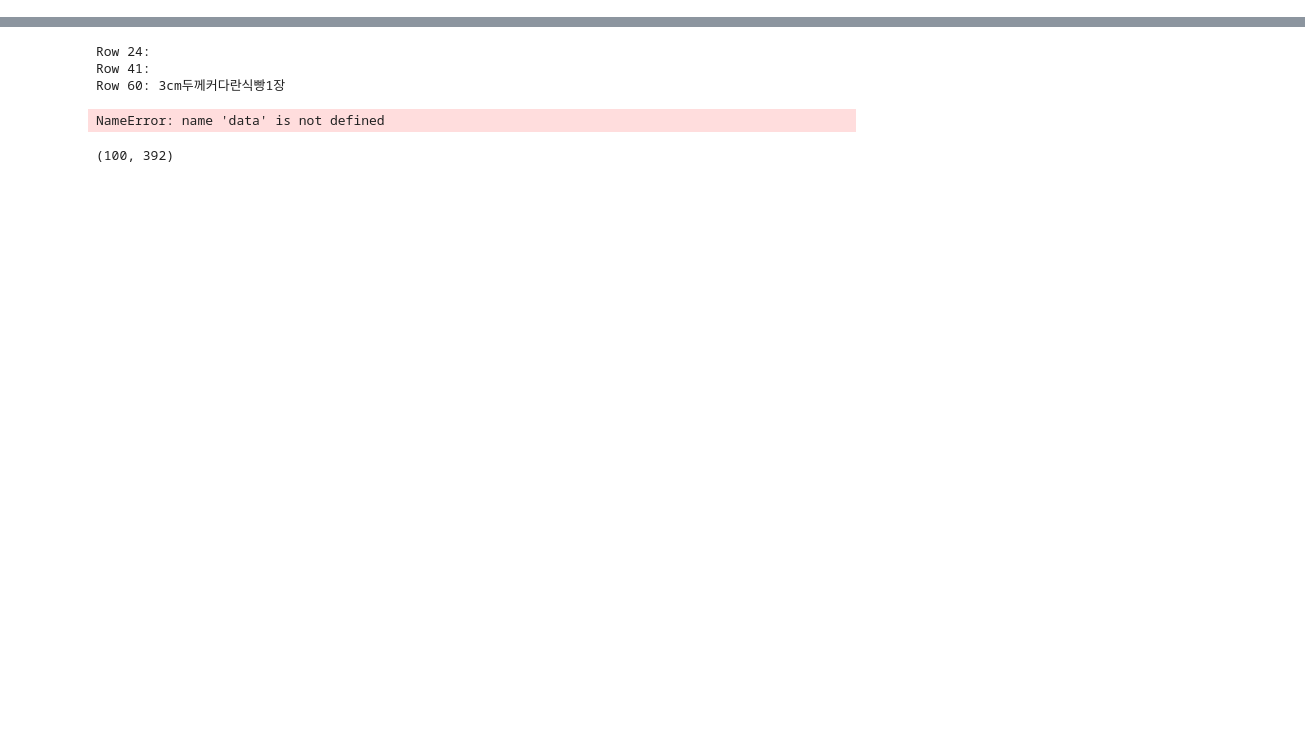
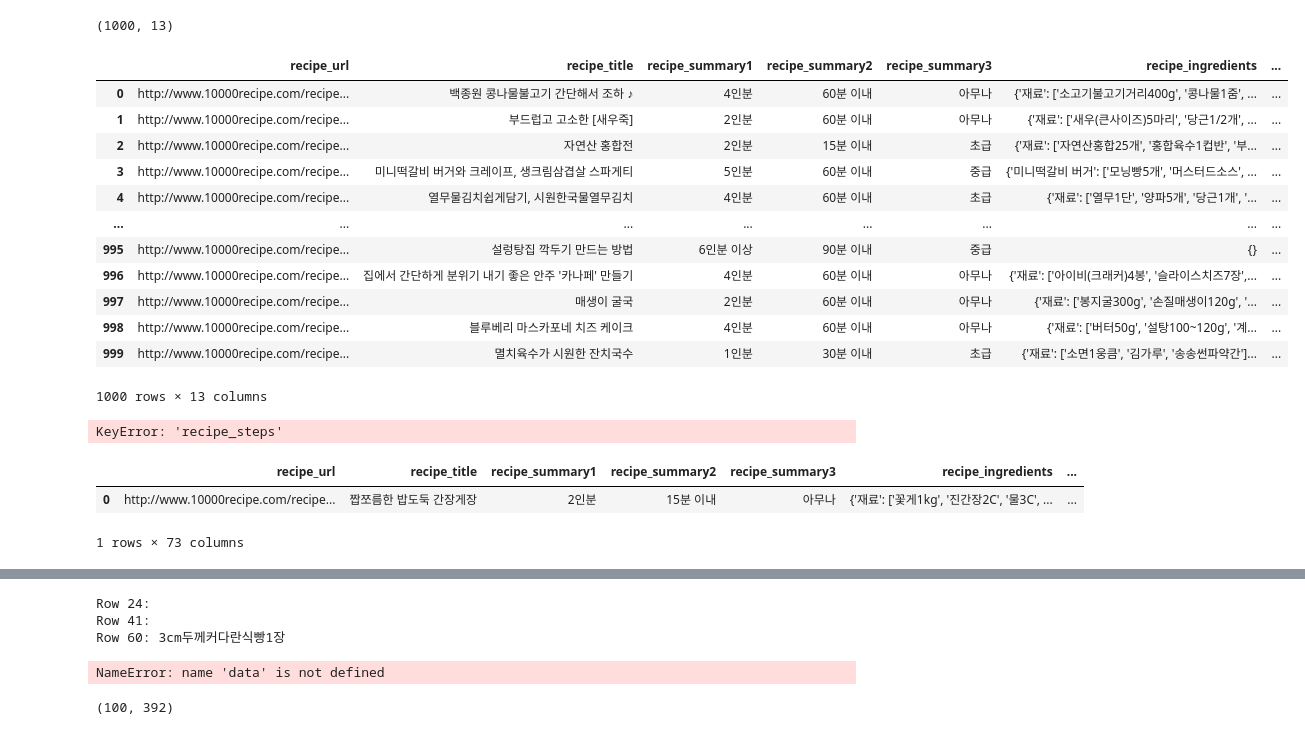
Before and after one commit to kwonhwijun/recipe, a Jupyter notebook: models/feastest.ipynb, the cells around one changed output, grey strips where cells are left out. Saved outputs shown, nothing was run; the diff lists cells and outputs as text; code cells hidden in the pictures; blank space fills up the shorter version.

```diff
--- a/models/feastest.ipynb
+++ b/models/feastest.ipynb
@@ -1,4 +1,29 @@
 # %%
 from oracle import oracleTopd
-
-data = oracleTopd('select * from recipe_data_table where rownum <= 100')
+data = oracleTopd('select * from test_recipe_table where rownum <= 1000')
+# %%
+data.shape
+# %% [output]
+(1000, 13)
+# %%
+toy = data.loc[data["recipe_ingredients"].notna(), :]
+# %%
+toy
+# %% [output]
+|  | recipe_url | recipe_title | recipe_summary1 | recipe_summary2 | recipe_summary3 | recipe_ingredients | ... |
+| 0 | http://www.10000recipe.com/recipe... | 백종원 콩나물불고기 간단해서 조하 ♪ | 4인분 | 60분 이내 | 아무나 | {'재료': ['소고기불고기거리400g', '콩나물1줌', ... | ... |
+| 1 | http://www.10000recipe.com/recipe... | 부드럽고 고소한 [새우죽] | 2인분 | 60분 이내 | 아무나 | {'재료': ['새우(큰사이즈)5마리', '당근1/2개', ... | ... |
+| 2 | http://www.10000recipe.com/recipe... | 자연산 홍합전 | 2인분 | 15분 이내 | 초급 | {'재료': ['자연산홍합25개', '홍합육수1컵반', '부... | ... |
+| 3 | http://www.10000recipe.com/recipe... | 미니떡갈비 버거와 크레이프, 생크림삼겹살 스파게티 | 5인분 | 60분 이내 | 중급 | {'미니떡갈비 버거': ['모닝빵5개', '머스터드소스', ... | ... |
+| 4 | http://www.10000recipe.com/recipe... | 열무물김치쉽게담기, 시원한국물열무김치 | 4인분 | 60분 이내 | 초급 | {'재료': ['열무1단', '양파5개', '당근1개', '... | ... |
+| ... | ... | ... | ... | ... | ... | ... | ... |
+| 995 | http://www.10000recipe.com/recipe... | 설렁탕집 깍두기 만드는 방법 | 6인분 이상 | 90분 이내 | 중급 | {} | ... |
+| 996 | http://www.10000recipe.com/recipe... | 집에서 간단하게 분위기 내기 좋은 안주 '카나페' 만들기 | 4인분 | 60분 이내 | 아무나 | {'재료': ['아이비(크래커)4봉', '슬라이스치즈7장',... | ... |
+| 997 | http://www.10000recipe.com/recipe... | 매생이 굴국 | 2인분 | 60분 이내 | 아무나 | {'재료': ['봉지굴300g', '손질매생이120g', '... | ... |
+| 998 | http://www.10000recipe.com/recipe... | 블루베리 마스카포네 치즈 케이크 | 4인분 | 60분 이내 | 아무나 | {'재료': ['버터50g', '설탕100~120g', '계... | ... |
+| 999 | http://www.10000recipe.com/recipe... | 멸치육수가 시원한 잔치국수 | 1인분 | 30분 이내 | 초급 | {'재료': ['소면1웅큼', '김가루', '송송썬파약간']... | ... |
+1000 rows × 13 columns
+# %%
+toy = toy.loc[toy['recipe_steps'].notna(), : ]
+# %% [output]
+KeyError: 'recipe_steps'
@@ -5,2 +123,8 @@ data = oracleTopd('select * from recipe_data_table where rownum <= 100')
+# %%
+toy
+# %% [output]
+|  | recipe_url | recipe_title | recipe_summary1 | recipe_summary2 | recipe_summary3 | recipe_ingredients | ... |
+| 0 | http://www.10000recipe.com/recipe... | 짭쪼름한 밥도둑 간장게장 | 2인분 | 15분 이내 | 아무나 | {'재료': ['꽃게1kg', '진간장2C', '물3C', ... | ... |
+1 rows × 73 columns
 # %%
 from tqdm import tqdm
```
Also changed, not shown: parts of 5 cells of this notebook, 3 other files.
